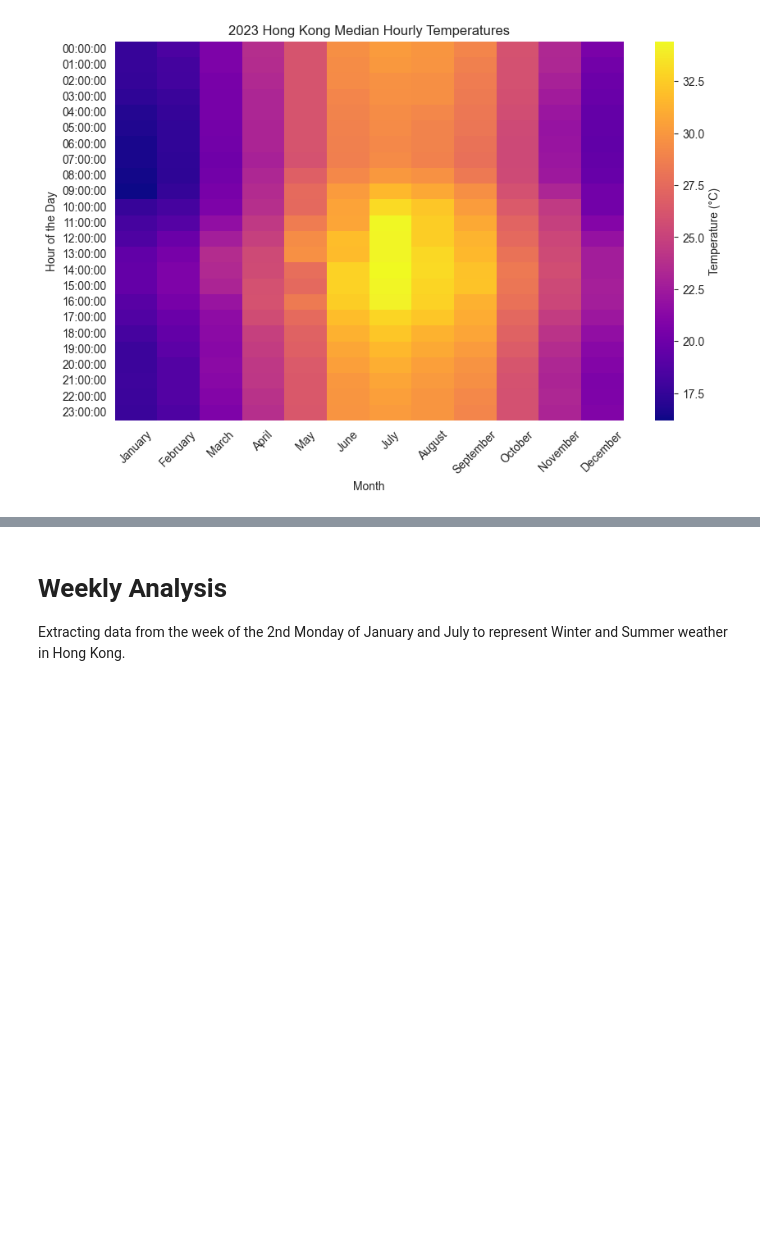
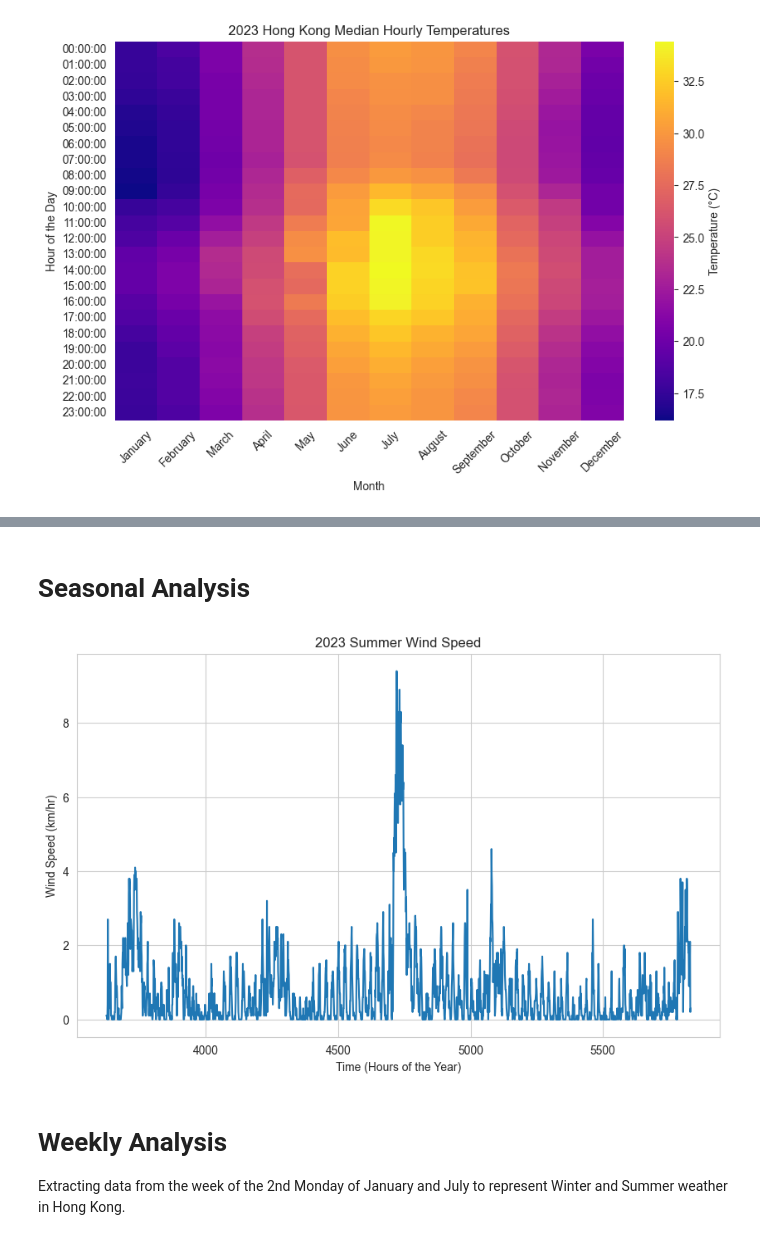
Before and after one commit to marcohl5/ME404_HongKongWeather, a Jupyter notebook: qc.ipynb, the cells around one changed output, grey strips where cells are left out. Drawn from its saved outputs; the diff is of its cells as text; code cells hidden in the pictures; blank space fills up the shorter version.

```diff
--- a/qc.ipynb
+++ b/qc.ipynb
@@ -102,3 +142,18 @@ plt.show()
+# %% [markdown]
+# Seasonal Analysis
+# %%
+df_summer = df[(df["date"] >= "2023-06-01") & (df["date"] < "2023-09-01")].copy()
+
+plt.figure(figsize=(10, 6))
+
+sns.lineplot(x="hour", y="wind_speed(km/hr)", data=df_summer)
+plt.title("2023 Summer Wind Speed")
+plt.ylabel("Wind Speed (km/hr)")
+plt.xlabel("Time (Hours of the Year)")
+# plt.xticks(list(df_summer["hour"][::24]) + [df_summer["hour"].iloc[-1]])
+plt.show()
+# %% [output]
+[figure, added]
 # %% [markdown]
 # Weekly Analysis
 
```
Also changed, not shown: parts of 4 cells of this notebook, 3 other files.
